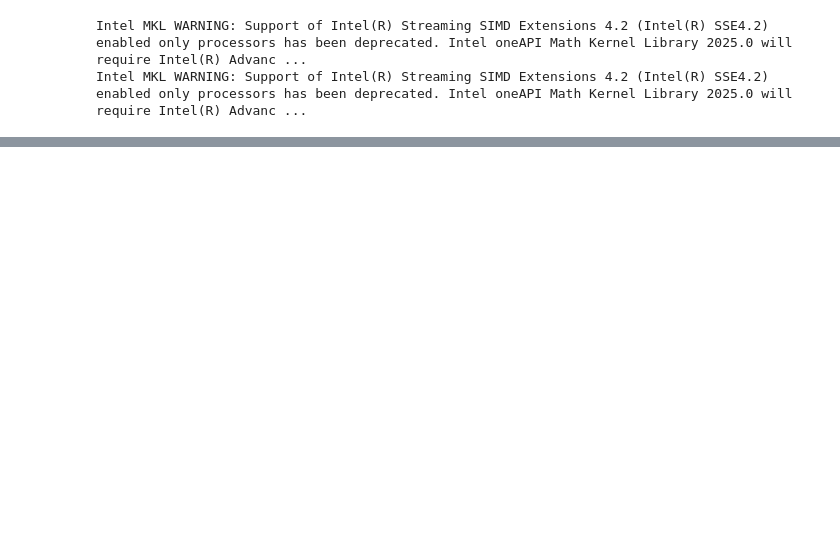
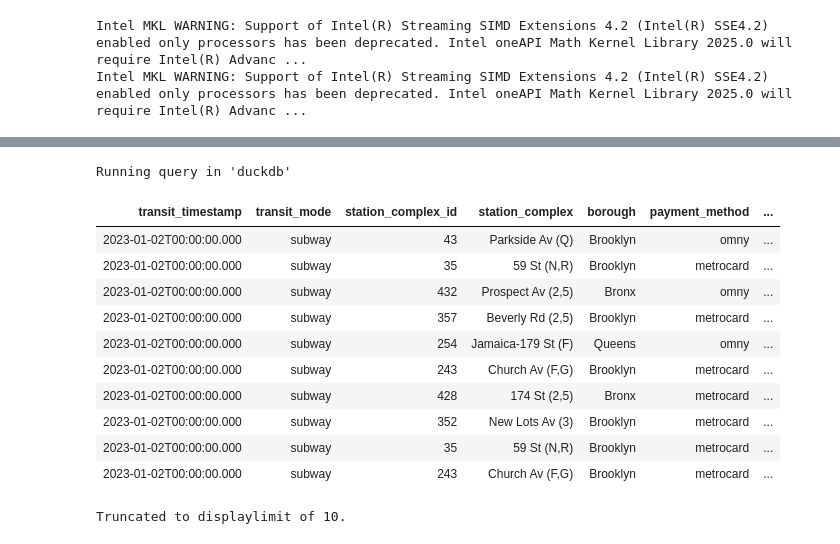
Before and after one commit to ashwinhar/mta-open-data-challenge, a Jupyter notebook: database_setup/duckdb_sandbox.ipynb, the cells around one changed output, grey strips where cells are left out. Drawn from its saved outputs; the diff is of its cells as text; code cells hidden in the pictures; blank space fills up the shorter version.

```diff
--- a/database_setup/duckdb_sandbox.ipynb
+++ b/database_setup/duckdb_sandbox.ipynb
@@ -83,0 +63,17 @@ conn.close()
+# %%
+%%sql
+select * from mta.hourly_ridership_20230102
+# %% [output]
+Running query in 'duckdb'
+| transit_timestamp | transit_mode | station_complex_id | station_complex | borough | payment_method | ... |
+| 2023-01-02T00:00:00.000 | subway | 43 | Parkside Av (Q) | Brooklyn | omny | ... |
+| 2023-01-02T00:00:00.000 | subway | 35 | 59 St (N,R) | Brooklyn | metrocard | ... |
+| 2023-01-02T00:00:00.000 | subway | 432 | Prospect Av (2,5) | Bronx | omny | ... |
+| 2023-01-02T00:00:00.000 | subway | 357 | Beverly Rd (2,5) | Brooklyn | metrocard | ... |
+| 2023-01-02T00:00:00.000 | subway | 254 | Jamaica-179 St (F) | Queens | omny | ... |
+| 2023-01-02T00:00:00.000 | subway | 243 | Church Av (F,G) | Brooklyn | metrocard | ... |
+| 2023-01-02T00:00:00.000 | subway | 428 | 174 St (2,5) | Bronx | metrocard | ... |
+| 2023-01-02T00:00:00.000 | subway | 352 | New Lots Av (3) | Brooklyn | metrocard | ... |
+| 2023-01-02T00:00:00.000 | subway | 35 | 59 St (N,R) | Brooklyn | metrocard | ... |
+| 2023-01-02T00:00:00.000 | subway | 243 | Church Av (F,G) | Brooklyn | metrocard | ... |
+Truncated to displaylimit of 10.
```
Also changed, not shown: parts of 15 cells of this notebook, 4 other files.
